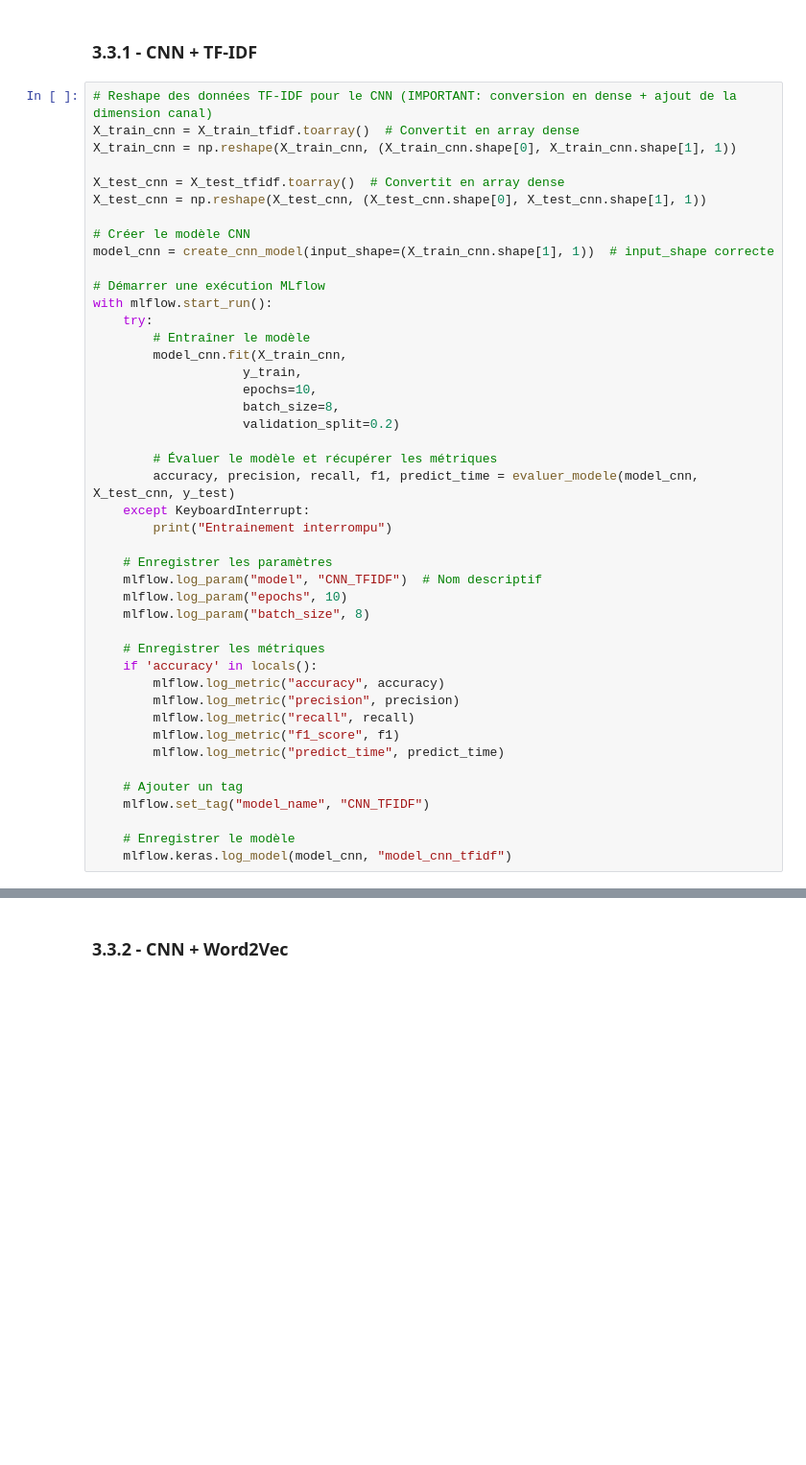
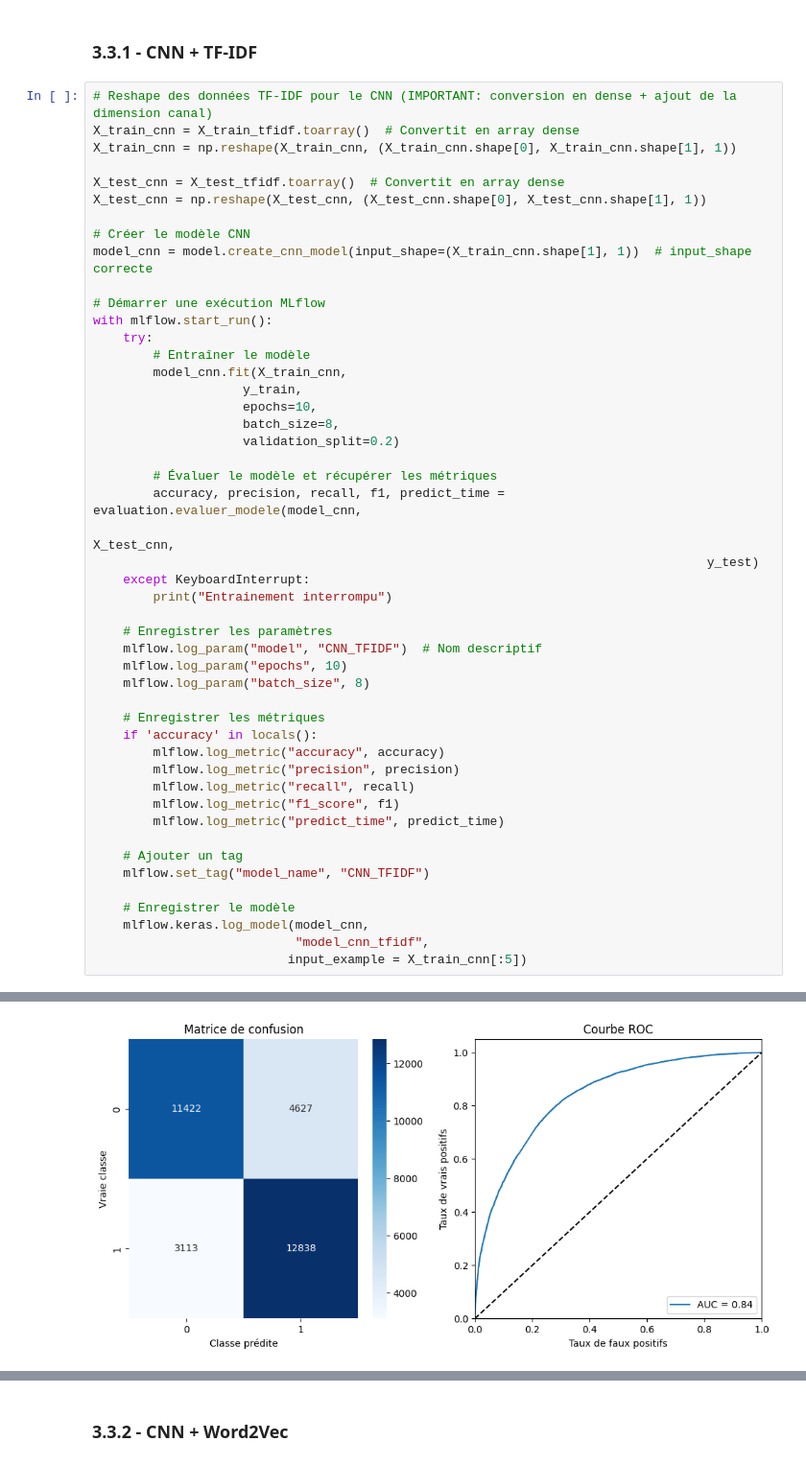
Before and after one commit to mehdimunim/OC7, a Jupyter notebook: notebooks/03_Mehdi_MUNIM_modelisation.ipynb, the cells around one changed output, grey strips where cells are left out. Shown at 96% size. Drawn from its saved outputs; the diff is of its cells as text; blank space fills up the shorter version.

```diff
--- a/notebooks/03_Mehdi_MUNIM_modelisation.ipynb
+++ b/notebooks/03_Mehdi_MUNIM_modelisation.ipynb
@@ -349,7 +386,7 @@ X_test_cnn = X_test_tfidf.toarray()  # Convertit en array dense
 X_test_cnn = np.reshape(X_test_cnn, (X_test_cnn.shape[0], X_test_cnn.shape[1], 1))
 
 # Créer le modèle CNN
-model_cnn = create_cnn_model(input_shape=(X_train_cnn.shape[1], 1))  # input_shape correcte
+model_cnn = model.create_cnn_model(input_shape=(X_train_cnn.shape[1], 1))  # input_shape correcte
 
 # Démarrer une exécution MLflow
 with mlflow.start_run():
@@ -362,7 +399,9 @@ with mlflow.start_run():
                     validation_split=0.2)
 
         # Évaluer le modèle et récupérer les métriques
-        accuracy, precision, recall, f1, predict_time = evaluer_modele(model_cnn, X_test_cnn, y_test)
+        accuracy, precision, recall, f1, predict_time = evaluation.evaluer_modele(model_cnn,
+                                                                                  X_test_cnn,
+                                                                                  y_test)
     except KeyboardInterrupt:
         print("Entrainement interrompu")
 
@@ -383,4 +422,7 @@ with mlflow.start_run():
     mlflow.set_tag("model_name", "CNN_TFIDF")
 
     # Enregistrer le modèle
-    mlflow.keras.log_model(model_cnn, "model_cnn_tfidf")
+    mlflow.keras.log_model(model_cnn,
+                           "model_cnn_tfidf",
+                          input_example = X_train_cnn[:5])
+# %% [output]
@@ -386,0 +447 @@ with mlflow.start_run():
+[figure, added]
```
Also changed, not shown: parts of 13 cells of this notebook, 7 other files.
